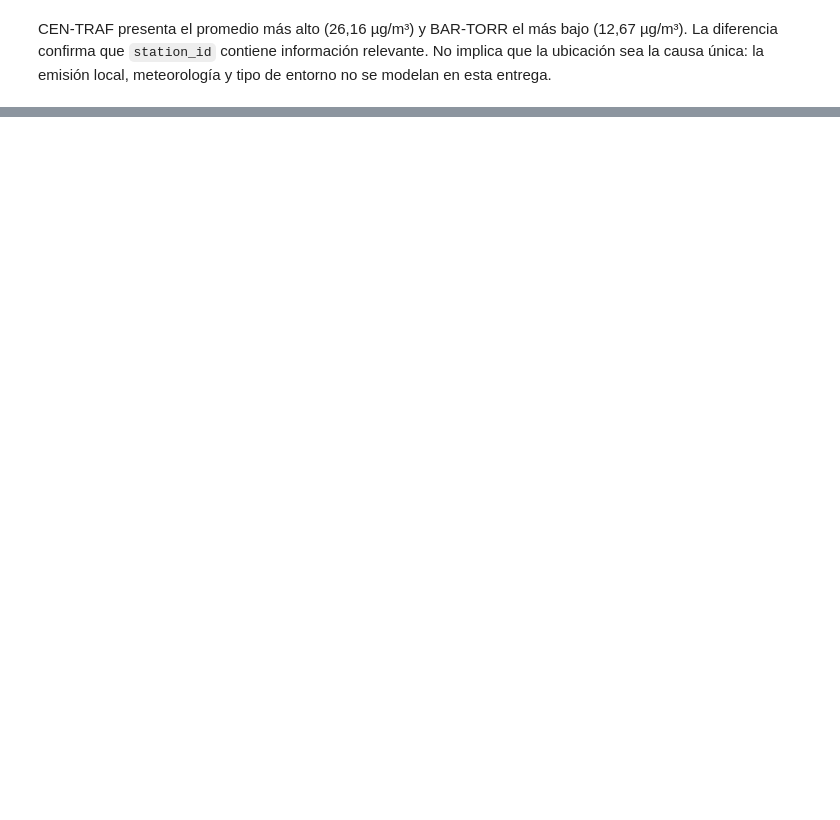
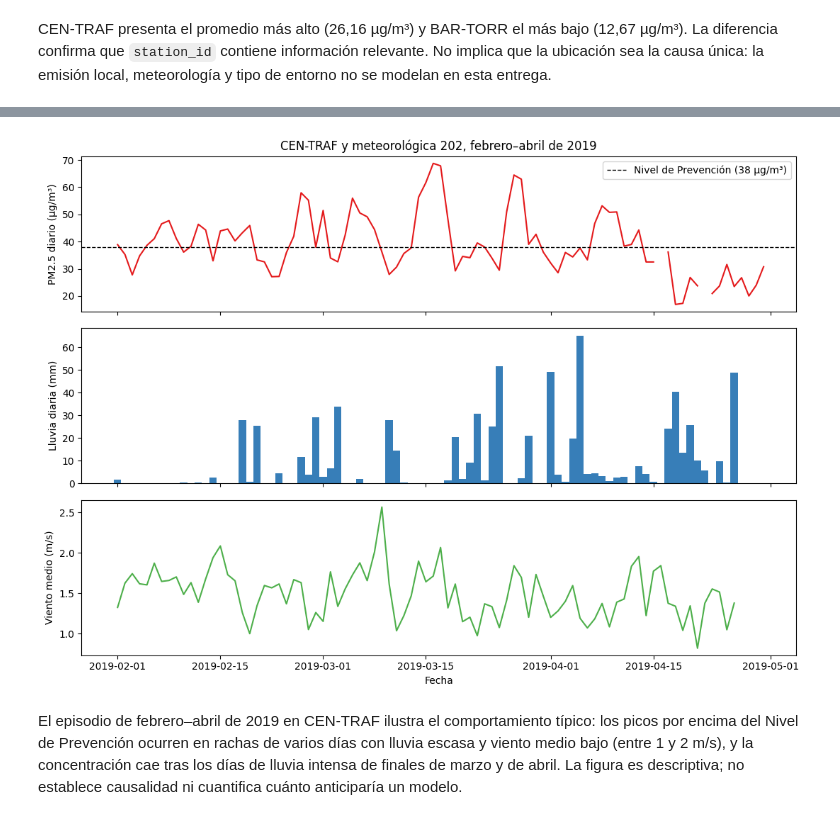
Before and after one commit to linaballesteros/air-quality-applied-ml, a Jupyter notebook: notebooks/01_eda_pm25.ipynb, the cells around one changed output, grey strips where cells are left out. Cells and saved outputs as stored; diff of their text form; code cells hidden in the pictures; blank space fills up the shorter version.

```diff
--- a/notebooks/01_eda_pm25.ipynb
+++ b/notebooks/01_eda_pm25.ipynb
@@ -446,0 +612,19 @@ Los datos permiten formular empíricamente un problema supervisado de regresión
+# %%
+meteo_hourly['date'] = meteo_hourly['fecha_hora'].dt.floor('D')
+agg = {'t': 'mean', 'h': 'mean', 'pr': 'mean', 'vv': 'mean', 'vv_max': 'max', 'p': 'sum'}
+meteo_daily = meteo_hourly.groupby(['codigo', 'date']).agg(agg)
+meteo_hours = meteo_hourly.groupby(['codigo', 'date'])[list(agg)].count()
+meteo_daily = meteo_daily.where(meteo_hours >= MIN_HOURS_PER_DAY).reset_index()
+
+joined = supervised.assign(codigo=supervised['station_id'].map(PM25_TO_METEO)).merge(meteo_daily, on=['codigo', 'date'], how='left')
+print('Registros estación-día con meteorología completa del día:', int(joined[list(agg)].notna().all(axis=1).sum()), 'de', len(joined))
+def spearman(x, y):
+    mask = x.notna() & y.notna()
+    return x[mask].rank().corr(y[mask].rank())
+
+
+correlations = pd.DataFrame({
+    'mismo_dia': [spearman(joined[v], joined['pm25_mean']) for v in agg],
+    'dia_siguiente': [spearman(joined[v], joined['pm25_mean_d_plus_1']) for v in agg],
+}, index=list(agg)).round(3)
+display(correlations)
@@ -446,0 +642,21 @@ Los datos permiten formular empíricamente un problema supervisado de regresión
+# %%
+example_station, example_meteo = 'CEN-TRAF', PM25_TO_METEO['CEN-TRAF']
+window = (pd.Timestamp('2019-02-01'), pd.Timestamp('2019-04-30'))
+pm_example = daily[(daily['station_id'] == example_station) & daily['date'].between(*window)].set_index('date')
+met_example = meteo_daily[(meteo_daily['codigo'] == example_meteo) & meteo_daily['date'].between(*window)].set_index('date')
+
+fig, axes = plt.subplots(3, 1, figsize=(11, 8), sharex=True)
+axes[0].plot(pm_example.index, pm_example['pm25_mean'], color='#e41a1c')
+axes[0].axhline(PREVENTION_THRESHOLD, color='black', linestyle='--', linewidth=1, label='Nivel de Prevención (38 µg/m³)')
+axes[0].set(ylabel='PM2.5 diario (µg/m³)', title=f'{example_station} y meteorológica {example_meteo}, febrero–abril de 2019')
+axes[0].legend(loc='upper right')
+axes[1].bar(met_example.index, met_example['p'], color='#377eb8', width=1)
+axes[1].set(ylabel='Lluvia diaria (mm)')
+axes[2].plot(met_example.index, met_example['vv'], color='#4daf4a')
+axes[2].set(ylabel='Viento medio (m/s)', xlabel='Fecha')
+plt.tight_layout()
+plt.show()
+# %% [output]
+[figure, added]
+# %% [markdown]
+El episodio de febrero–abril de 2019 en CEN-TRAF ilustra el comportamiento típico: los picos por encima del Nivel de Prevención ocurren en rachas de varios días con lluvia escasa y viento medio bajo (entre 1 y 2 m/s), y la concentración cae tras los días de lluvia intensa de finales de marzo y de abril. La figura es descriptiva; no establece causalidad ni cuantifica cuánto anticiparía un modelo.
```
Also changed, not shown: parts of 39 cells of this notebook.
